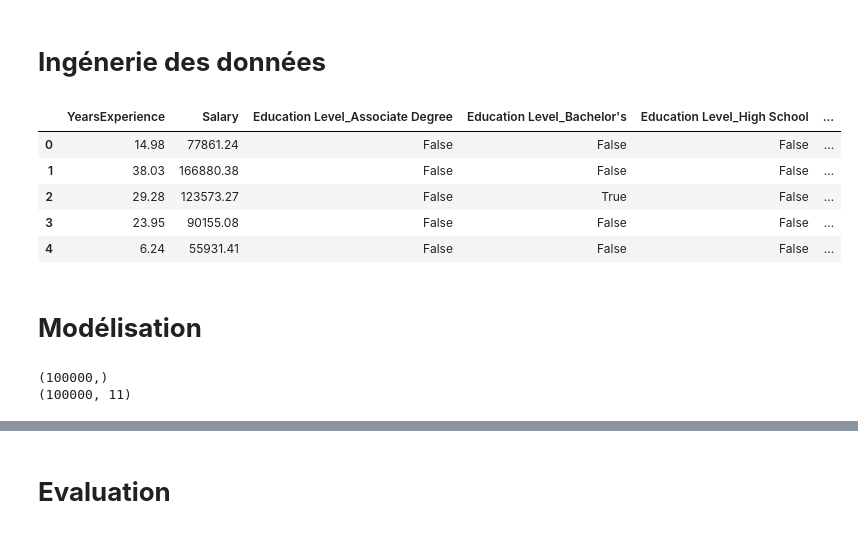
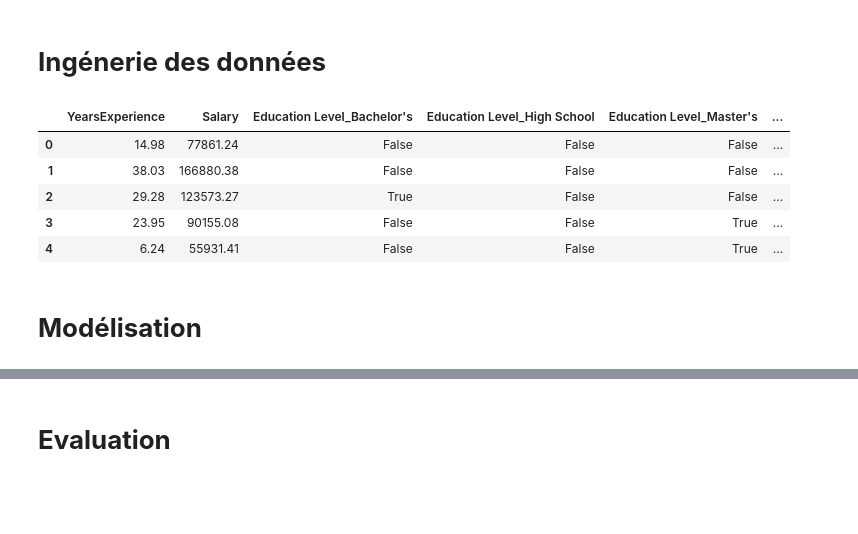
Before and after one commit to Chris19990/Data-Science-, a Jupyter notebook: Prévision_de_salaire.ipynb, the cells around one changed output, grey strips where cells are left out. Cells and saved outputs as stored; diff of their text form; code cells hidden in the pictures; blank space fills up the shorter version.

```diff
--- a/Prévision_de_salaire.ipynb
+++ b/Prévision_de_salaire.ipynb
@@ -260,14 +265,14 @@ df.head()
 # **Ingénerie des données**
 # %%
 # Encoder les variables niveau d'éducation et le type de poste
-data = pd.get_dummies(df, columns=['Education Level', 'Job Role'])
+data = pd.get_dummies(df, columns=['Education Level', 'Job Role'], drop_first=True)
 data.head()
 # %% [output]
-|  | YearsExperience | Salary | Education Level_Associate Degree | Education Level_Bachelor's | Education Level_High School | ... |
+|  | YearsExperience | Salary | Education Level_Bachelor's | Education Level_High School | Education Level_Master's | ... |
 | 0 | 14.98 | 77861.24 | False | False | False | ... |
 | 1 | 38.03 | 166880.38 | False | False | False | ... |
-| 2 | 29.28 | 123573.27 | False | True | False | ... |
-| 3 | 23.95 | 90155.08 | False | False | False | ... |
-| 4 | 6.24 | 55931.41 | False | False | False | ... |
+| 2 | 29.28 | 123573.27 | True | False | False | ... |
+| 3 | 23.95 | 90155.08 | False | False | True | ... |
+| 4 | 6.24 | 55931.41 | False | False | True | ... |
 # %% [markdown]
 # **Modélisation**
@@ -279,8 +278,0 @@ X=data.drop('Salary',axis=1)
-# %%
-# Dimenssions de la variable cible
-print(Y.shape)
-# Dimenssions des variables prédictives
-print(X.shape)
-# %% [output]
-(100000,)
-(100000, 11)
```
Also changed, not shown: parts of 30 cells of this notebook.
